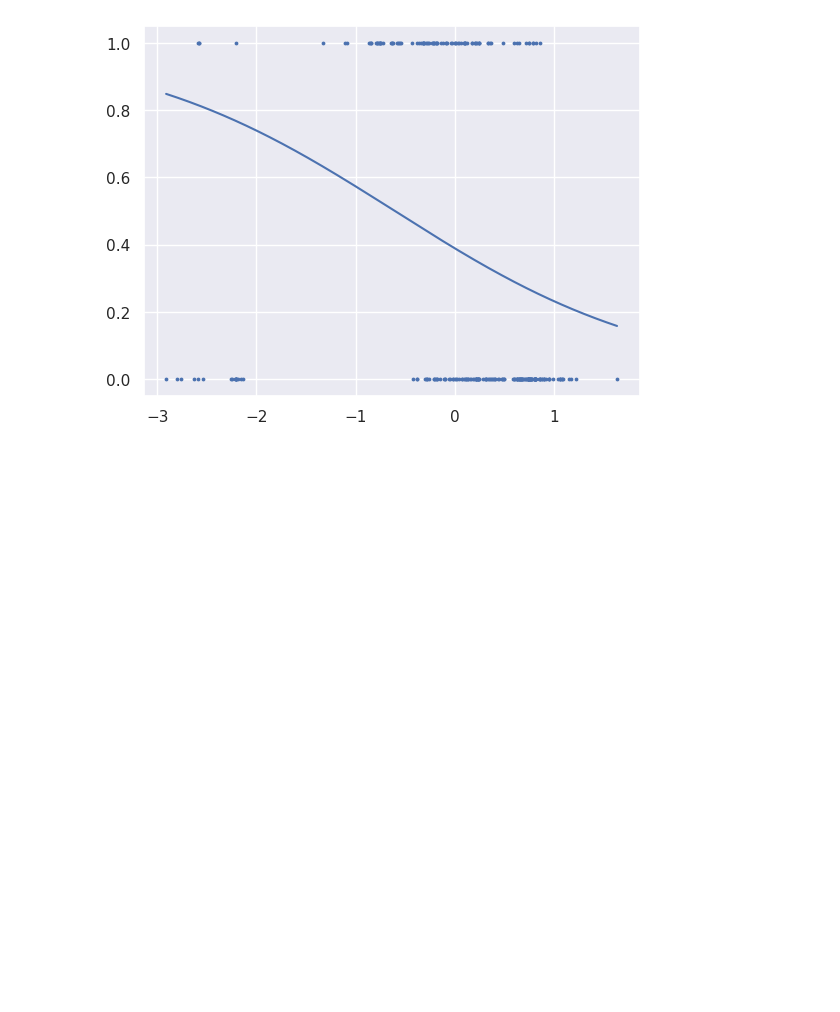
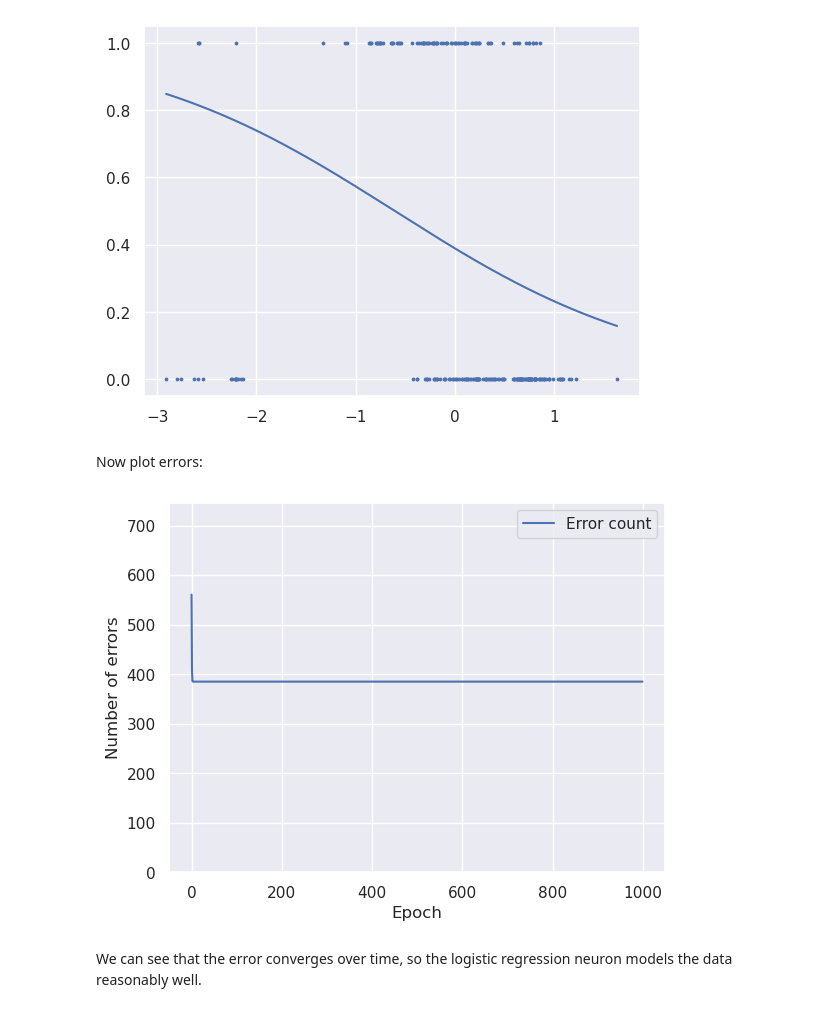
Before and after one commit to patrick7adams/DataScienceAndMachineLearning, a Jupyter notebook: Supervised Learning/Classification/2. Logistic Regression/LogisticRegression.ipynb, the cells around one changed output. Saved outputs shown, nothing was run; the diff lists cells and outputs as text; code cells hidden in the pictures; blank space fills up the shorter version.

```diff
--- a/Supervised Learning/Classification/2. Logistic Regression/LogisticRegression.ipynb
+++ b/Supervised Learning/Classification/2. Logistic Regression/LogisticRegression.ipynb
@@ -158,0 +177,13 @@ Percent of testing predictions correct = 67.42%
+# %%
+neuron = LogisticNeuron(sigmoid)
+errors = neuron.train(train_X[:, 1], train_y, eta = 0.01, epochs = 1000)
+
+test_values = [round(neuron.feed_forward(x)) for x in test_X[:, 1]]
+exact_values = [int(y) for y in test_y]
+
+test_error = sum(not exact_values[i]^test_values[i] for i in range(np.shape(test_X)[0]))
+percent_test_correctly_classified = test_error / np.shape(test_X)[0]
+number_test_correctly_classified = test_error
+
+print(f"Percent of testing predictions correct = {percent_test_correctly_classified*100.0:2.2f}%")
+print(str(number_test_correctly_classified), "correctly classified out of", str(len(test_X)))
@@ -167,3 +201,17 @@ plt.plot(t, t_y)
 plt.show()
 # %% [output]
 [figure]
+# %% [markdown]
+Now plot errors:
+# %%
+plt.ylim((0.0, len(PCA_train_X)*1.2))
+plt.ylabel("Number of errors")
+plt.xlabel("Epoch")
+plt.plot(errors, label="Error count")
+t = np.linspace(0, len(errors), 1000)
+plt.legend()
+plt.show()
+# %% [output]
+[figure, added]
+# %% [markdown]
+We can see that the error converges over time, so the logistic regression neuron models the data reasonably well.
```
Also changed, not shown: parts of 3 cells of this notebook, 15 other files.
